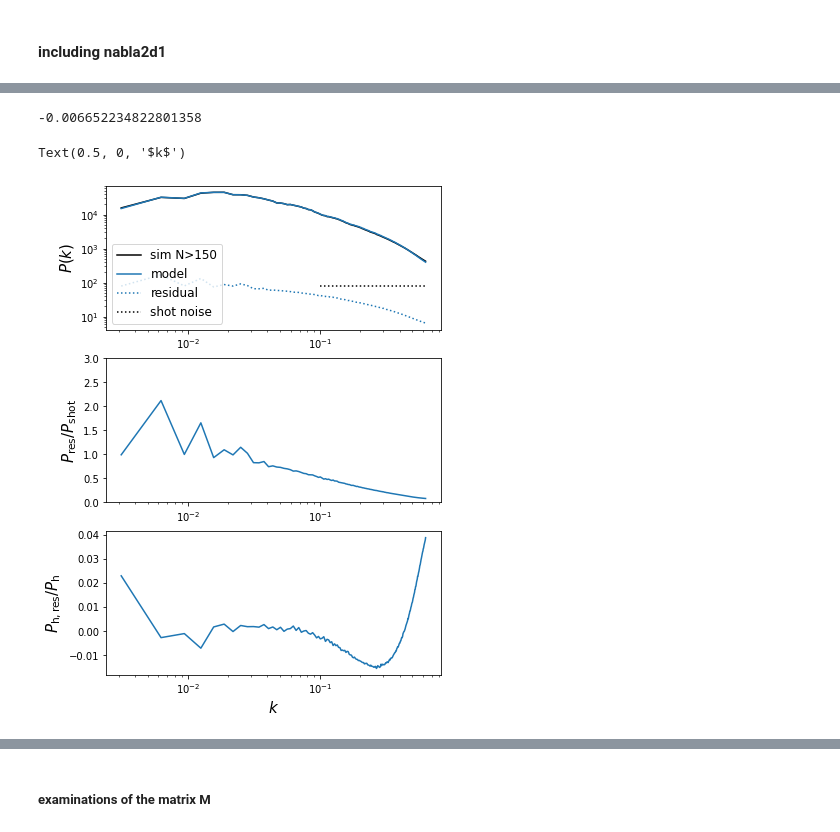
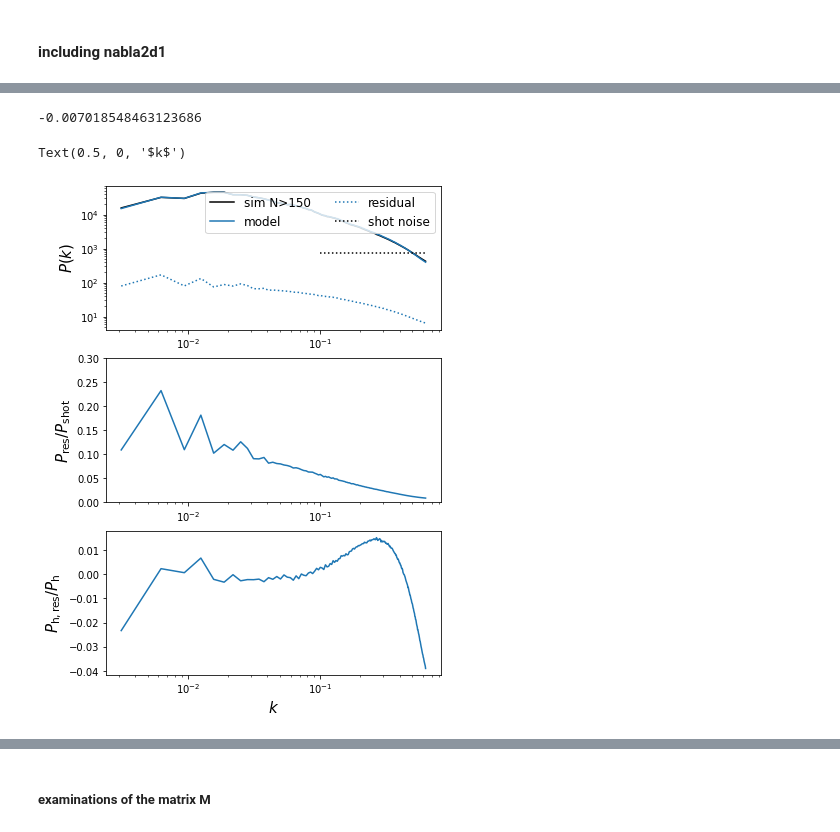
Before and after one commit to xiaohanzai/AbacusLagrangianBias, a Jupyter notebook: AbacusSummit_base_c000_ph006/matrixA/fit_f(delta1,nabla2d1)_z0.5.ipynb, the cells around one changed output, grey strips where cells are left out. Drawn from its saved outputs; the diff is of its cells as text; code cells hidden in the pictures.

```diff
--- a/AbacusSummit_base_c000_ph006/matrixA/fit_f(delta1,nabla2d1)_z0.5.ipynb
+++ b/AbacusSummit_base_c000_ph006/matrixA/fit_f(delta1,nabla2d1)_z0.5.ipynb
@@ -476,3 +342,8 @@ print((allbins_pdf*f_delta1).sum())
+# %%
+# or load from disk
+f_delta1 = np.loadtxt('../f(delta1,nabla2d1)_z0.5_Rf%.3g_Nmesh%d.txt' % (Rf, Nmesh))[:,0]
+ncell = Nmesh**3
+nparticles = 0.03*N0**3*frac_inbins
 # %%
 # plot the solution
 fig, axes = plt.subplots(figsize=(12,5), nrows=1, ncols=2)
@@ -492,0 +382,15 @@ Text(0, 0.5, '$\\nabla^2\\delta_1/\\sigma(\\nabla^2\\delta_1)$')
+# %%
+# or plot the diagonal lines
+for i in range(nbins_nabla2d1):
+    if i == 0:
+        label = '<%d percentile' % bin_edges_nabla2d1_percentile[1]
+    elif i == nbins_nabla2d1-1:
+        label = '>%d percentile' % bin_edges_nabla2d1_percentile[-2]
+    else:
+        label = '%d-%d percentile' % (bin_edges_nabla2d1_percentile[i],bin_edges_nabla2d1_percentile[i+1])
+    plt.plot(d1_bins[:,0], f_delta1[i::nbins_nabla2d1],
+        label=r'$\nabla^2\delta_1$ '+label)
+plt.legend()
+plt.ylim(-2, 20)
+plt.xlabel(r'$\delta_1/\sigma(\delta_1)$', fontsize=15)
+plt.ylabel(r'$f(\delta_1,\nabla^2\delta_1)$', fontsize=15)
@@ -494,39 +401,36 @@ Text(0, 0.5, '$\\nabla^2\\delta_1/\\sigma(\\nabla^2\\delta_1)$')
 # check how this works...
 delta_model = np.zeros((Nmesh, Nmesh, Nmesh))
 for i in range(Nfiles):
-    #A, ind_slab = load_matrixA_slab(i, path, Nmesh, interp_method, remove_overlaps=remove_overlaps)
-    #A, ind_slab = As[i], ind_slabs[i]
-    A, ind_slab = load_matrixA_slab(i, outpath, Nmesh, interp_method,
-                                    remove_overlaps=remove_overlaps, direct_load=True)
+    A, ind_slab = load_matrixA_slab(i, outpath, Nmesh, interp_method, direct_load=True)
     delta_model[ind_slab] += np.dot(f_delta1, A).reshape(-1,Nmesh,Nmesh)
 delta_model = delta_model/(nparticles/ncell) - 1.
 print(np.mean(delta_model))
 deltak_model = pyfftw.interfaces.numpy_fft.rfftn(delta_model)
 # %% [output]
--0.006652234822801358
+-0.007018548463123686
 # %%
 kvec, Pk_model = calc_powerspectrum(deltak_model, boxsize, ind=_ind, arr=_arr, kbins=_kbins)
-Pk_res = calc_powerspectrum(deltak_h-deltak_model, boxsize, ind=_ind, arr=_arr, kbins=_kbins)[1]
-Pk_res_h = calc_powerspectrum(deltak_h-deltak_model, boxsize, grid2=deltak_h, ind=_ind, arr=_arr, kbins=_kbins)[1]
+Pk_res = calc_powerspectrum(deltak_model-deltak_h, boxsize, ind=_ind, arr=_arr, kbins=_kbins)[1]
+Pk_res_h = calc_powerspectrum(deltak_model-deltak_h, boxsize, grid2=deltak_h, ind=_ind, arr=_arr, kbins=_kbins)[1]
 # %%
 plt.figure(figsize=(6,9))
 plt.subplot(311)
 plt.loglog(kvec, Pk_h, 'k', label='sim N>150')
 plt.loglog(kvec, Pk_model, label='model')
 plt.loglog(kvec, Pk_res, 'tab:blue', linestyle=':', label='residual')
 plt.loglog([0.1, kvec[-1]], [P_shot, P_shot], 'k:', label='shot noise')
 plt.ylabel(r'$P(k)$', fontsize=15)
-plt.legend(fontsize=12)
+plt.legend(fontsize=12, loc=1, ncol=2)
 plt.subplot(312)
 plt.semilogx(kvec, Pk_res/P_shot)
-plt.ylim(0, 3)
+plt.ylim(0, 0.3)
 plt.ylabel(r'$P_{\rm res}/P_{\rm shot}$', fontsize=15)
 plt.subplot(313)
 plt.semilogx(kvec, Pk_res_h/Pk_h)
 plt.ylabel(r'$P_{\rm h, res}/P_{\rm h}$', fontsize=15)
 plt.xlabel(r'$k$', fontsize=15)
 # %% [output]
 Text(0.5, 0, '$k$')
-[figure, old version]
+[figure, new version]
 # %%
 # dividing into the uncorrelated and correlated parts
```
Also changed, not shown: parts of 36 cells of this notebook, 9 other files.
